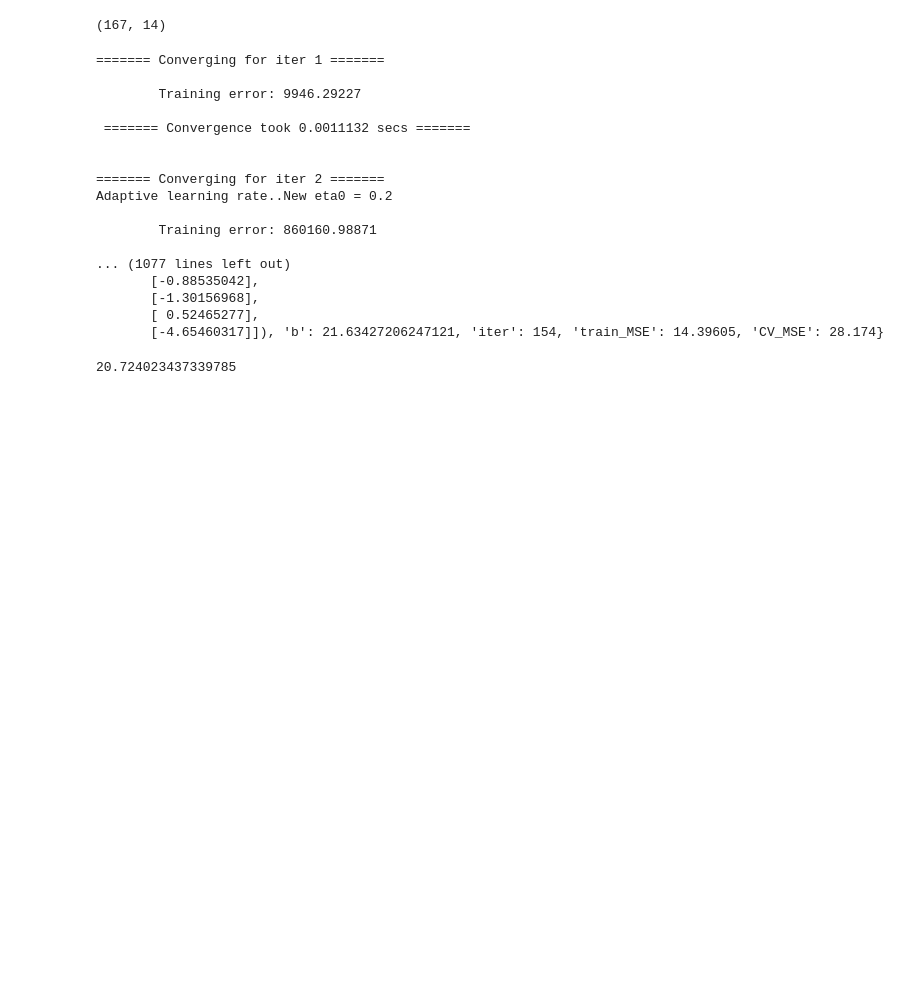
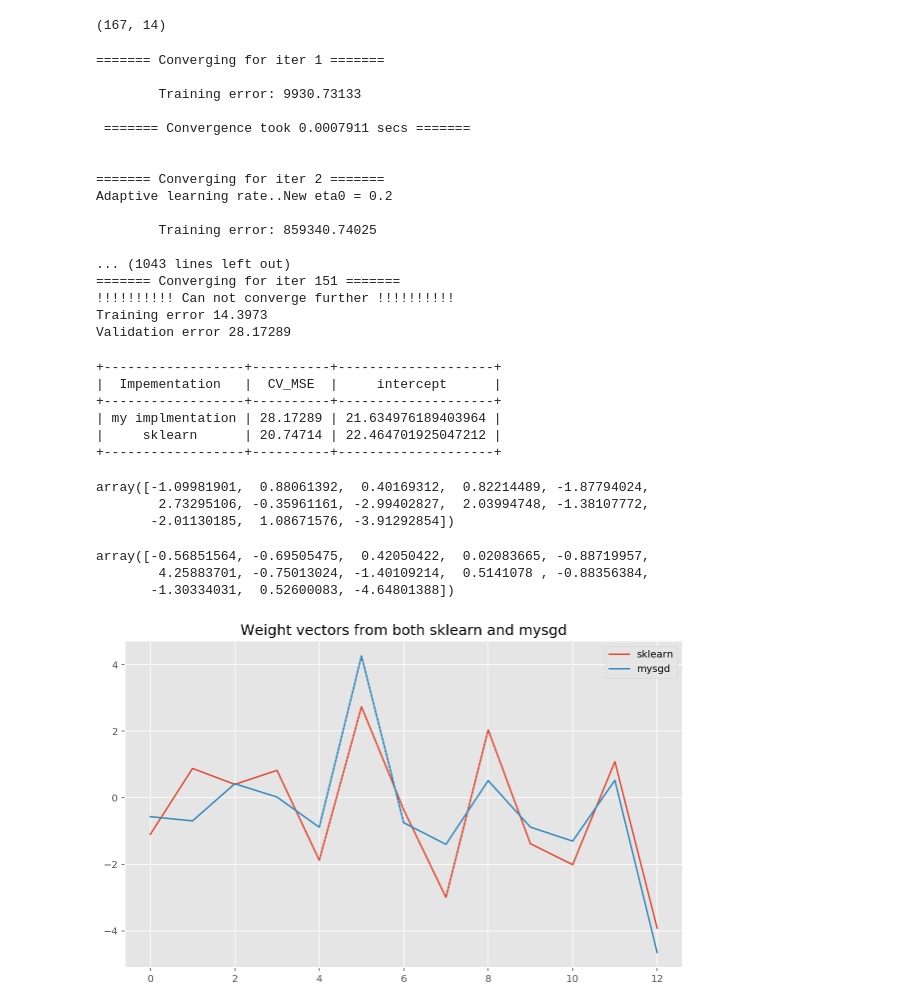
Before and after one commit to MayukhSobo/SGD----LR, a Jupyter notebook: SGD - Python.ipynb, the cells around one changed output. Saved outputs shown, nothing was run; the diff lists cells and outputs as text; code cells hidden in the pictures; blank space fills up the shorter version.

```diff
--- a/SGD - Python.ipynb
+++ b/SGD - Python.ipynb
@@ -7,6 +7,10 @@ from sklearn.linear_model import LinearRegression
 from time import time
 from sklearn.metrics import mean_squared_error
 from sklearn.model_selection import train_test_split
+import matplotlib.pyplot as plt
+plt.style.use('ggplot')
+plt.rcParams['figure.figsize'] = [10, 6]
+%config InlineBackend.figure_format = 'retina'
 # %%
 np.set_printoptions(suppress=True)
 # %%
@@ -257,31 +259,68 @@ vf.shape
 # %% [output]
 (167, 14)
 # %%
-print(SGD(training_frame=tf, validation_frame=vf,
+mysgd = SGD(training_frame=tf, validation_frame=vf,
           random_state=42, verbose=True, max_iters=10000,
-          learning_rate='adaptive', eta0=1.0, use_validation_error=True, early_stopping=True))
+          learning_rate='adaptive', eta0=1.0, use_validation_error=True, early_stopping=True)
 # %% [output]
 ======= Converging for iter 1 =======
 
-        Training error: 9946.29227
+        Training error: 9930.73133
 
- ======= Convergence took 0.0011132 secs =======
+ ======= Convergence took 0.0007911 secs =======
 
 
 ======= Converging for iter 2 =======
 Adaptive learning rate..New eta0 = 0.2
 
-        Training error: 860160.98871
+        Training error: 859340.74025
 
-... (1077 lines left out)
-       [-0.88535042],
-       [-1.30156968],
-       [ 0.52465277],
-       [-4.65460317]]), 'b': 21.63427206247121, 'iter': 154, 'train_MSE': 14.39605, 'CV_MSE': 28.174}
+... (1043 lines left out)
+======= Converging for iter 151 =======
+!!!!!!!!!! Can not converge further !!!!!!!!!!
+Training error 14.3973
+Validation error 28.17289
 # %%
 clf = LinearRegression()
 clf.fit(X_train, y_train)
 pred = clf.predict(X_test)
-print(mean_squared_error(y_test, pred))
+cv_MSE = mean_squared_error(y_test, pred)
-# %% [output]
-20.724023437339785
+# %%
+from prettytable import PrettyTable
+
+x = PrettyTable(field_names=['Impementation', 'CV_MSE', 'intercept'])
+
+x.add_row(['my implmentation', mysgd['CV_MSE'], mysgd['b']])
+x.add_row(['sklearn', round(cv_MSE, 5), clf.intercept_])
+print(x)
+# %% [output]
++------------------+----------+--------------------+
+|  Impementation   |  CV_MSE  |     intercept      |
++------------------+----------+--------------------+
+| my implmentation | 28.17289 | 21.634976189403964 |
+|     sklearn      | 20.74714 | 22.464701925047212 |
++------------------+----------+--------------------+
+# %%
+clf.coef_
+# %% [output]
+array([-1.09981901,  0.88061392,  0.40169312,  0.82214489, -1.87794024,
+        2.73295106, -0.35961161, -2.99402827,  2.03994748, -1.38107772,
+       -2.01130185,  1.08671576, -3.91292854])
+# %%
+W = mysgd['W'].reshape(13,)
+W
+# %% [output]
+array([-0.56851564, -0.69505475,  0.42050422,  0.02083665, -0.88719957,
+        4.25883701, -0.75013024, -1.40109214,  0.5141078 , -0.88356384,
+       -1.30334031,  0.52600083, -4.64801388])
+# %%
+Weights = pd.DataFrame({'sklearn_W': clf.coef_, 'mysgd_W': W})
+# %%
+fig = plt.figure()
+plt.plot(Weights.sklearn_W)
+plt.plot(Weights.mysgd_W)
+plt.title('Weight vectors from both sklearn and mysgd')
+plt.legend(['sklearn', 'mysgd'])
+plt.show()
+# %% [output]
+[figure, added]
```
Also changed, not shown: parts of 3 cells of this notebook.
